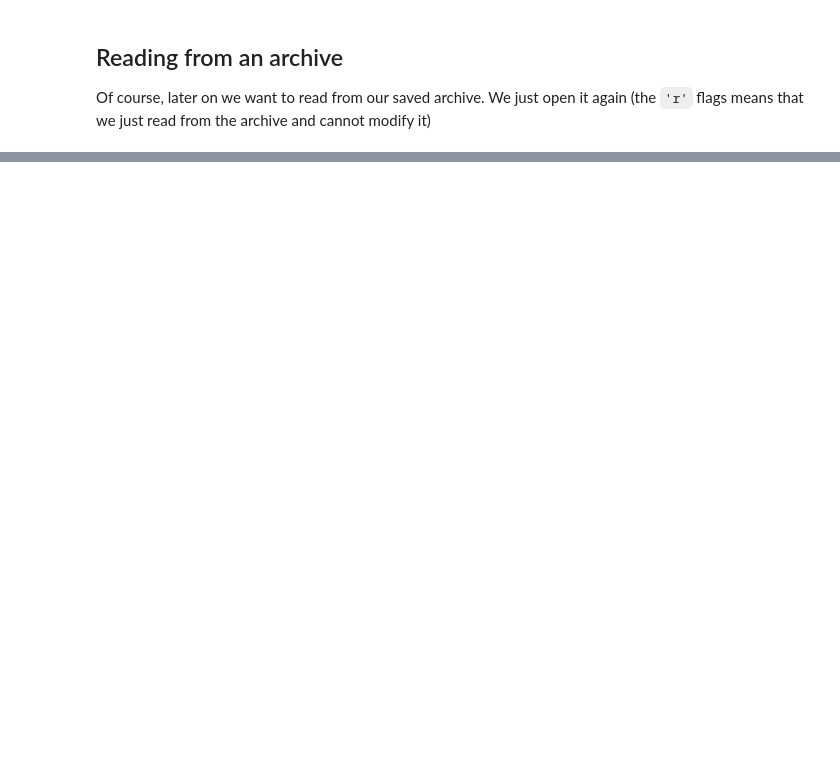
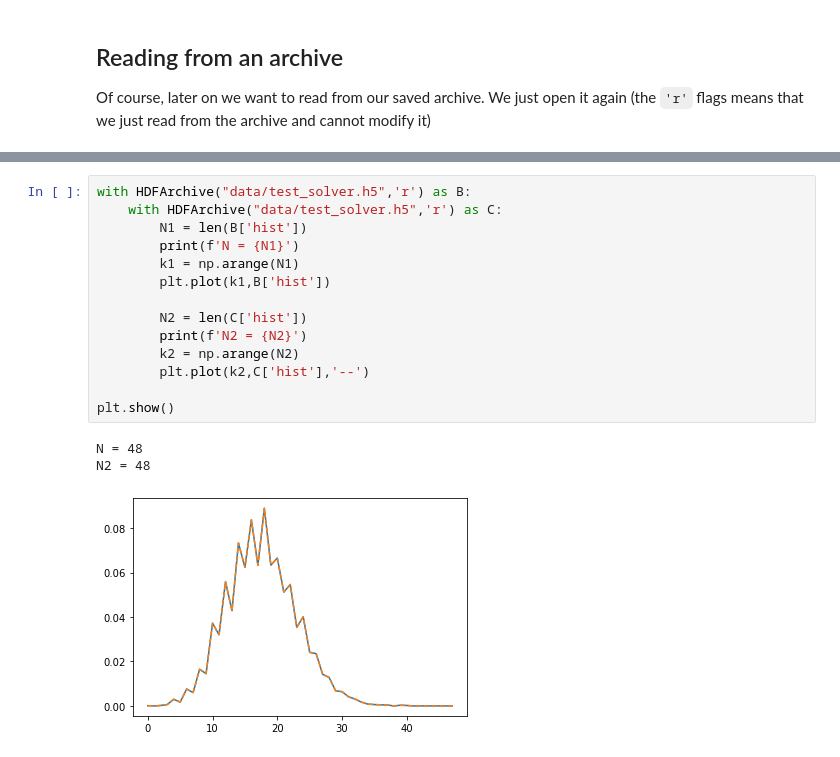
Before and after one commit to adrien-c-lopez/ctint_tutorial, a Jupyter notebook: examples/analysis.ipynb, the cells around one changed output, grey strips where cells are left out. Saved outputs shown, nothing was run; the diff lists cells and outputs as text; blank space fills up the shorter version.

```diff
--- a/examples/analysis.ipynb
+++ b/examples/analysis.ipynb
@@ -66,0 +49,18 @@ plt.show()
+# %%
+with HDFArchive("data/test_solver.h5",'r') as B:
+    with HDFArchive("data/test_solver.h5",'r') as C:
+        N1 = len(B['hist'])
+        print(f'N = {N1}')
+        k1 = np.arange(N1)
+        plt.plot(k1,B['hist'])
+
+        N2 = len(C['hist'])
+        print(f'N2 = {N2}')
+        k2 = np.arange(N2)
+        plt.plot(k2,C['hist'],'--')
+
+plt.show()
+# %% [output]
+N = 48
+N2 = 48
+[figure, added]
```
Also changed, not shown: parts of 7 cells of this notebook, 7 other files.
